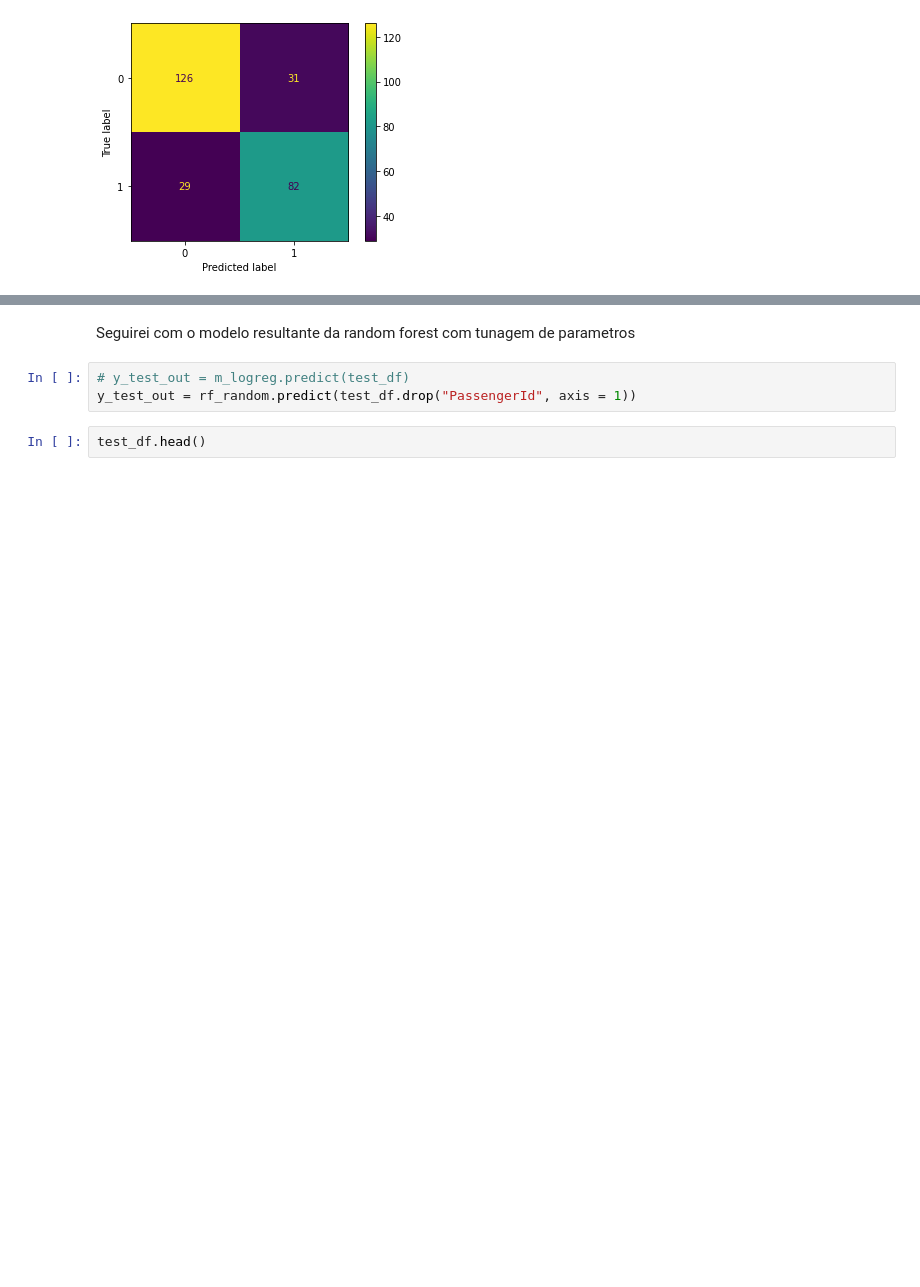
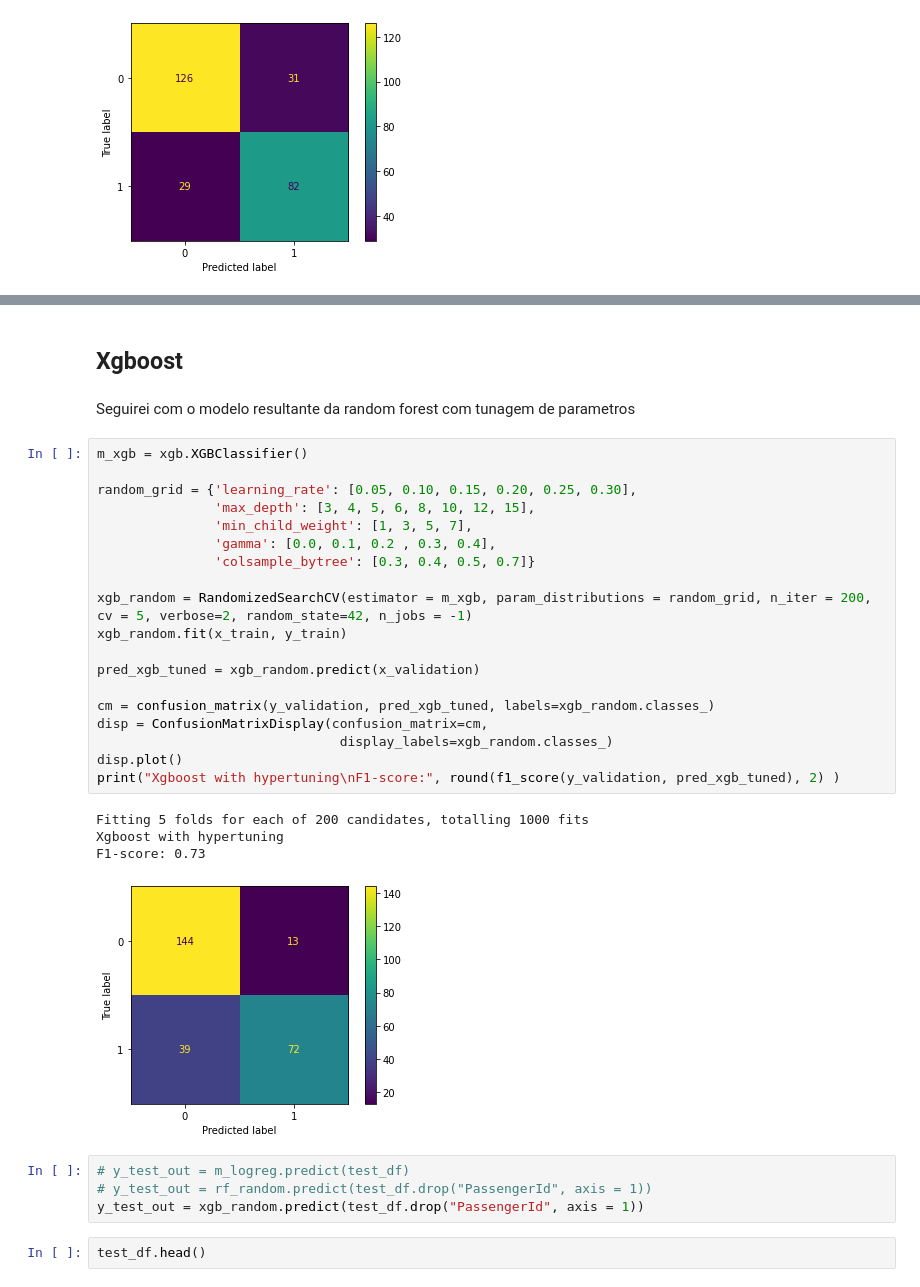
Before and after one commit to henriqueLD/CompetitionsKaggle, a Jupyter notebook: Titanic/pipeline.ipynb, the cells around one changed output, grey strips where cells are left out. Saved outputs shown, nothing was run; the diff lists cells and outputs as text; blank space fills up the shorter version.

```diff
--- a/Titanic/pipeline.ipynb
+++ b/Titanic/pipeline.ipynb
@@ -360,9 +361,36 @@ F1-score: 0.73
+# %% [markdown]
+## Xgboost
 # %% [markdown]
 
 Seguirei com o modelo resultante da random forest com tunagem de parametros
+# %%
+m_xgb = xgb.XGBClassifier()
+
+random_grid = {'learning_rate': [0.05, 0.10, 0.15, 0.20, 0.25, 0.30],
+               'max_depth': [3, 4, 5, 6, 8, 10, 12, 15],
+               'min_child_weight': [1, 3, 5, 7],
+               'gamma': [0.0, 0.1, 0.2 , 0.3, 0.4],
+               'colsample_bytree': [0.3, 0.4, 0.5, 0.7]}
+
+xgb_random = RandomizedSearchCV(estimator = m_xgb, param_distributions = random_grid, n_iter = 200, cv = 5, verbose=2, random_state=42, n_jobs = -1)
+xgb_random.fit(x_train, y_train)
+
+pred_xgb_tuned = xgb_random.predict(x_validation)
+
+cm = confusion_matrix(y_validation, pred_xgb_tuned, labels=xgb_random.classes_)
+disp = ConfusionMatrixDisplay(confusion_matrix=cm,
+                               display_labels=xgb_random.classes_)
+disp.plot()
+print("Xgboost with hypertuning\nF1-score:", round(f1_score(y_validation, pred_xgb_tuned), 2) )
+# %% [output]
+Fitting 5 folds for each of 200 candidates, totalling 1000 fits
+Xgboost with hypertuning
+F1-score: 0.73
+[figure, added]
 # %%
 # y_test_out = m_logreg.predict(test_df)
-y_test_out = rf_random.predict(test_df.drop("PassengerId", axis = 1))
+# y_test_out = rf_random.predict(test_df.drop("PassengerId", axis = 1))
+y_test_out = xgb_random.predict(test_df.drop("PassengerId", axis = 1))
 # %%
 test_df.head()
 # %% [output]
```
Also changed, not shown: parts of 2 cells of this notebook, 1 other file.
